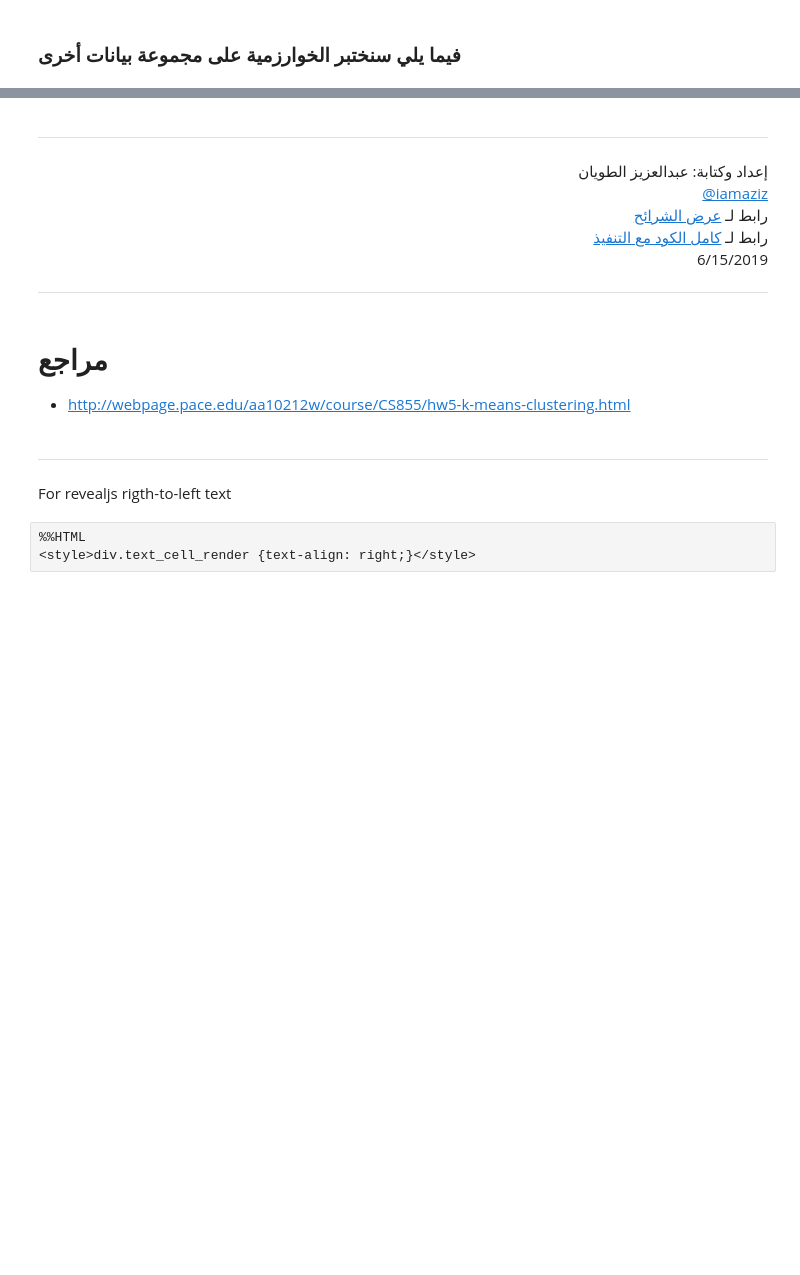
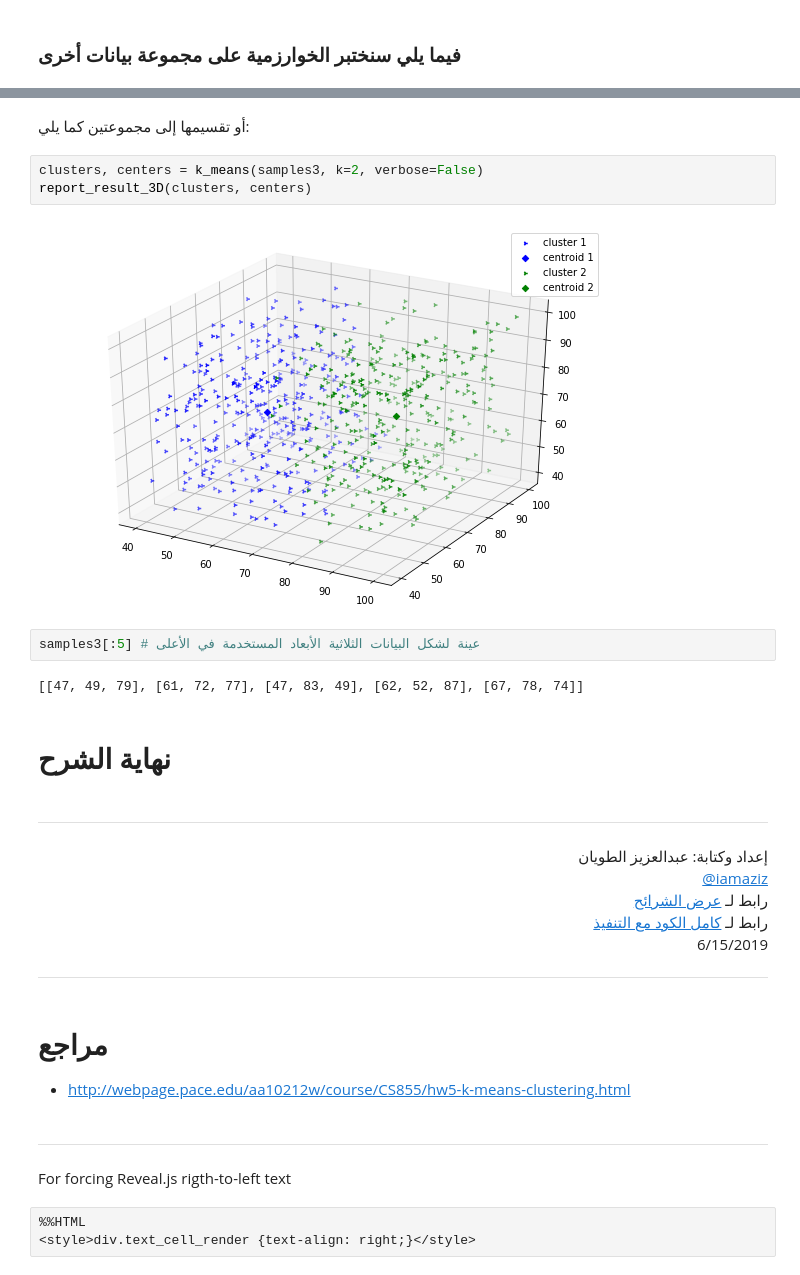
Before and after one commit to iamaziz/py_ml_and_algorithms-in-ar, a Jupyter notebook: machine_learning/clustering/k_means.ipynb, the cells around one changed output, grey strips where cells are left out. Cells and saved outputs as stored; diff of their text form; blank space fills up the shorter version.

```diff
--- a/machine_learning/clustering/k_means.ipynb
+++ b/machine_learning/clustering/k_means.ipynb
@@ -344,3 +362,16 @@ report_result_3D(clusters, centers)
+# %% [markdown]
+<div dir="rtl" lang="ar">أو تقسيمها إلى مجموعتين كما يلي:</div>
+# %%
+clusters, centers = k_means(samples3, k=2, verbose=False)
+report_result_3D(clusters, centers)
+# %% [output]
+[figure, added]
+# %%
+samples3[:5] # عينة لشكل البيانات الثلاثية الأبعاد المستخدمة في الأعلى
+# %% [output]
+[[47, 49, 79], [61, 72, 77], [47, 83, 49], [62, 52, 87], [67, 78, 74]]
+# %% [markdown]
+# <div dir="rtl" lang="ar">نهاية الشرح</div>
 # %% [markdown]
 <hr>
 
@@ -348,7 +379,7 @@ report_result_3D(clusters, centers)
 إعداد وكتابة: عبدالعزيز الطويان
 <br><a href="https://github.com/iamaziz">@iamaziz</a>
 <br> رابط لـ <a href="http://aziz.nyc/ar/k_means.slides.html">عرض الشرائح</a>
-<br> رابط لـ <a href="http://aziz.nyc/ar/k_means.slides.html">كامل الكود مع التنفيذ</a>
+<br> رابط لـ <a href="https://colab.research.google.com/gist/iamaziz/ff570a6826b6d56c32b9d497a73e688c/k_means.ipynb">كامل الكود مع التنفيذ</a>
 <br>6/15/2019
 </div>
 
@@ -359,7 +390,7 @@ report_result_3D(clusters, centers)
 # %% [markdown]
 <hr>
 
-For revealjs rigth-to-left text
+For forcing Reveal.js rigth-to-left text
 # %%
 %%HTML
 <style>div.text_cell_render {text-align: right;}</style>
```
Also changed, not shown: parts of 24 cells of this notebook, 15 other files.
